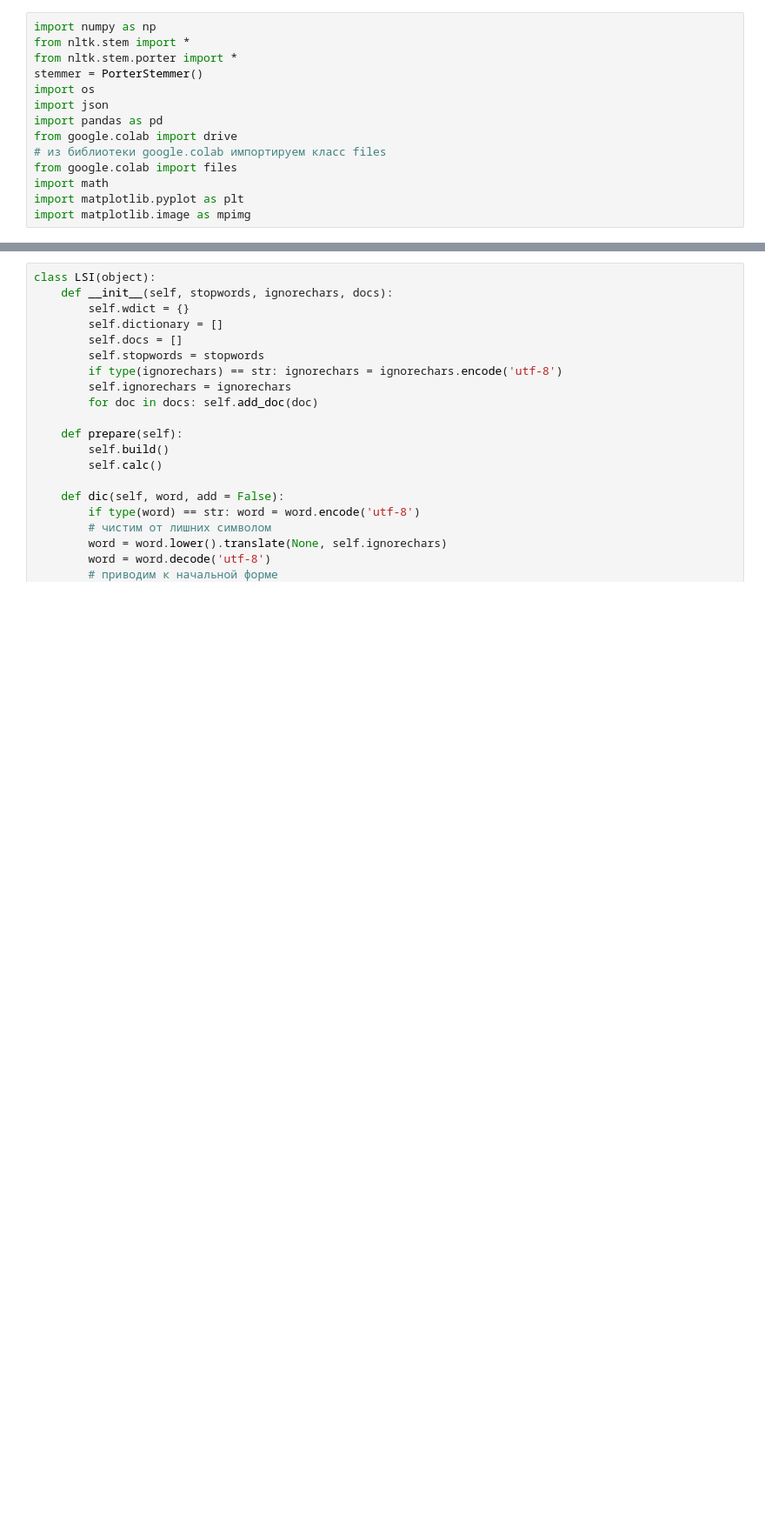
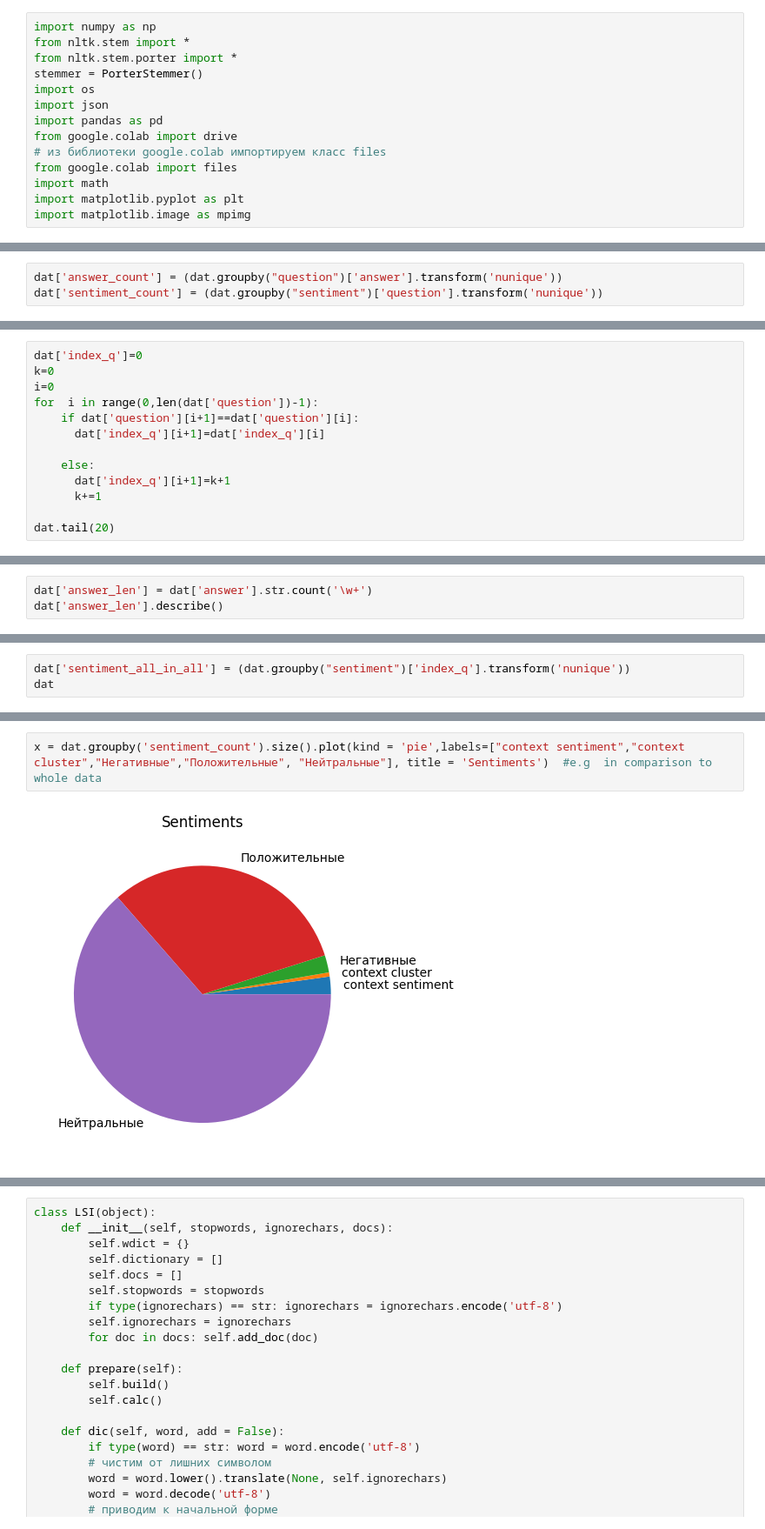
Before and after one commit to BrainyHaron/DigitalBreakthrough, a Jupyter notebook: das_pirat_OS_vol_3(fin).ipynb, the cells around one changed output, grey strips where cells are left out. Shown at 87% size. Cells and saved outputs as stored; diff of their text form; blank space fills up the shorter version.

```diff
--- a/das_pirat_OS_vol_3(fin).ipynb
+++ b/das_pirat_OS_vol_3(fin).ipynb
@@ -112,0 +142,3 @@ print(col_list[100])
+# %%
+dat['answer_count'] = (dat.groupby("question")['answer'].transform('nunique'))
+dat['sentiment_count'] = (dat.groupby("sentiment")['question'].transform('nunique'))
@@ -112,0 +161,13 @@ print(col_list[100])
+# %%
+dat['index_q']=0
+k=0
+i=0
+for  i in range(0,len(dat['question'])-1):
+    if dat['question'][i+1]==dat['question'][i]:
+      dat['index_q'][i+1]=dat['index_q'][i]
+
+    else:
+      dat['index_q'][i+1]=k+1
+      k+=1
+
+dat.tail(20)
@@ -112,0 +200,3 @@ print(col_list[100])
+# %%
+dat['answer_len'] = dat['answer'].str.count('\w+')
+dat['answer_len'].describe()
@@ -112,0 +213,3 @@ print(col_list[100])
+# %%
+dat['sentiment_all_in_all'] = (dat.groupby("sentiment")['index_q'].transform('nunique'))
+dat
@@ -112,0 +250,4 @@ print(col_list[100])
+# %%
+x = dat.groupby('sentiment_count').size().plot(kind = 'pie',labels=["context sentiment","context cluster","Негативные","Положительные", "Нейтральные"], title = 'Sentiments')  #e.g  in comparison to whole data
+# %% [output]
+[figure, added]
```
Also changed, not shown: parts of 31 cells of this notebook.
